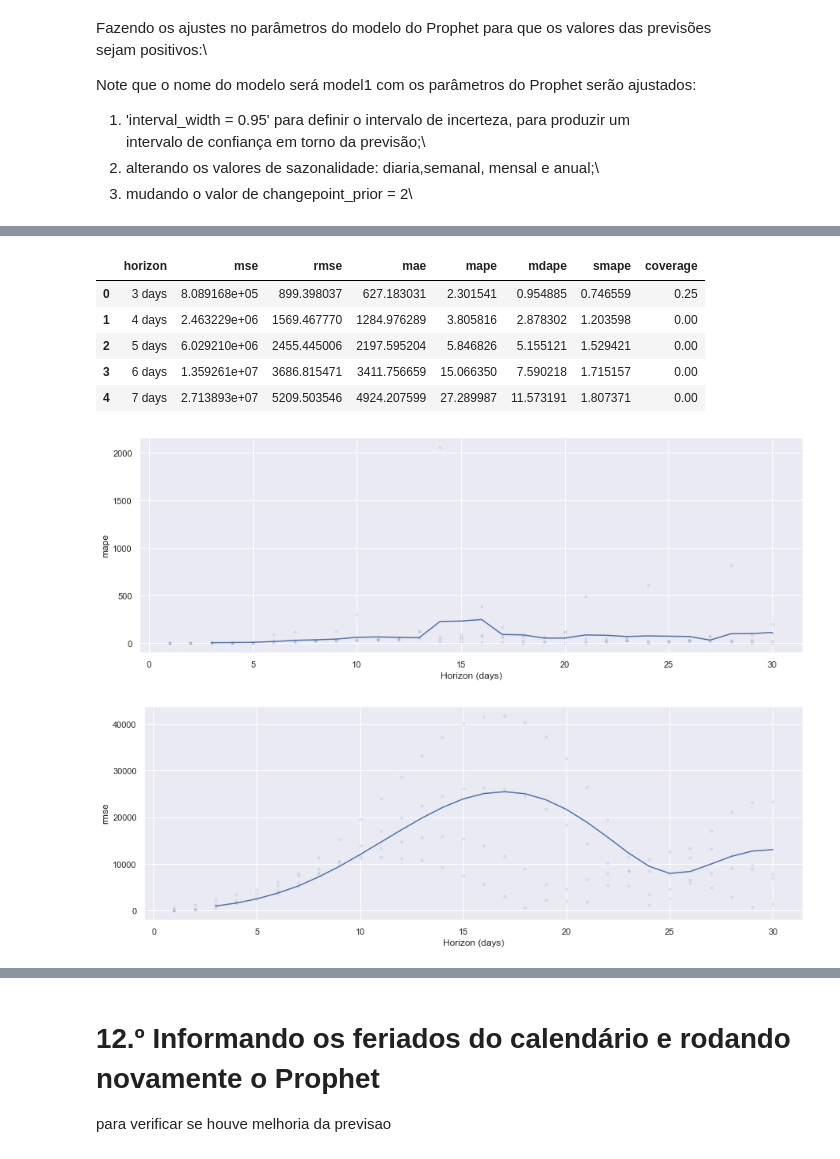
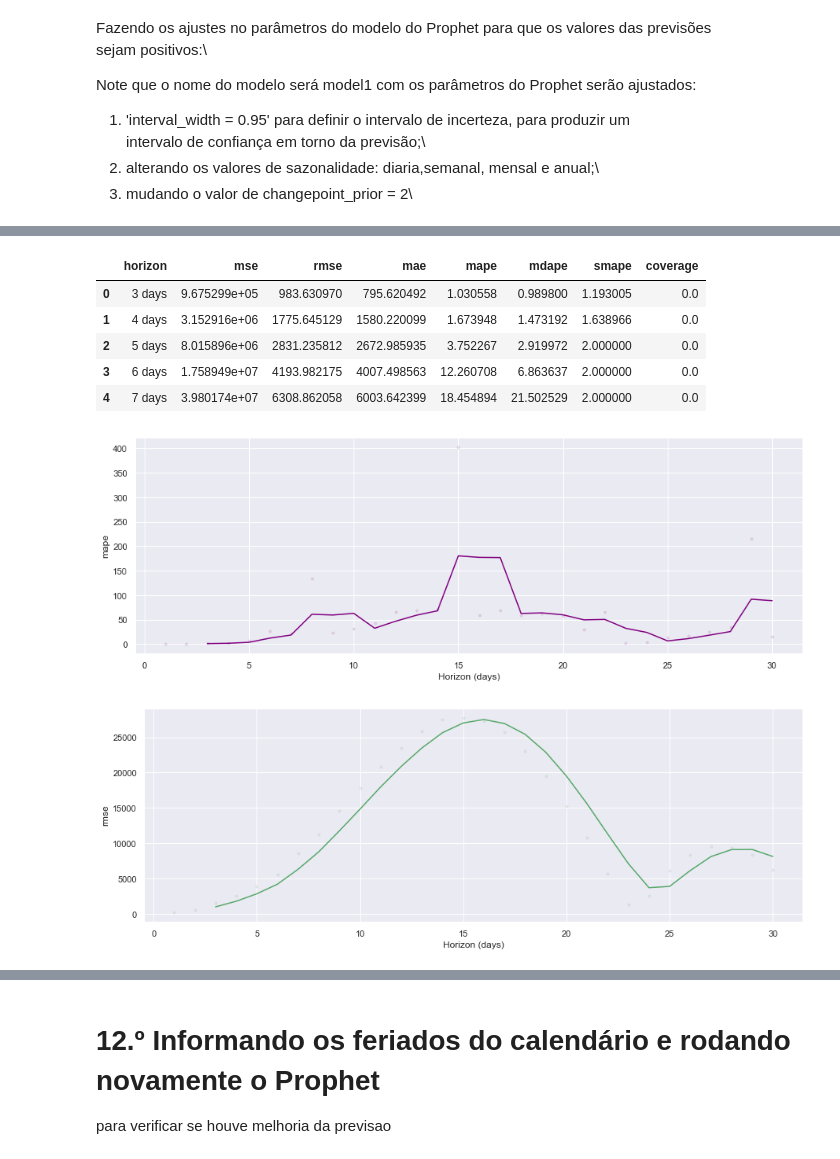
Before and after one commit to nubia-mp1211/Projeto-Final, a Jupyter notebook: ATUAL -Tratando-Vacinados e Previsoes.ipynb, the cells around one changed output, grey strips where cells are left out. Drawn from its saved outputs; the diff is of its cells as text; code cells hidden in the pictures.

```diff
--- a/ATUAL -Tratando-Vacinados e Previsoes.ipynb
+++ b/ATUAL -Tratando-Vacinados e Previsoes.ipynb
@@ -305,0 +284,16 @@ No handles with labels found to put in legend.
+# %%
+# Observando que a base de dados Vacina e a base de dados que iremos trablahar, Amostra,
+# foram gerados dia 26/05/2021:
+
+end_date = pd.to_datetime('2021-04-26')
+
+df1_train = (df1.loc[df1['ds'] <= end_date])
+df1_teste = (df1.loc[df1['ds'] > end_date])
+
+
+df1_train.columns =  ['ds', 'y']
+df1_teste.columns =  ['ds', 'y']
+
+
+print("train shape", df1_train.shape)
+print("test shape",  df1_teste.shape)
@@ -309,20 +317,22 @@ No handles with labels found to put in legend.
 
 Executando o primeiro modelo do algoritmo Prophet(), sem fornecer nenhum parâmetros:
 # %%
-# Fazendo Saturações Previsões de Crescimento: Modelo Prophet
+# Vamos treinar o Modelo1 com os dados de Train no Modelo Prophet
 
 model1 = Prophet(interval_width = 0.95) # por padrao é 0.80%
 
 # Faremos o treinamento o meodelo:
 
-model1.fit(df1)
-
+model1.fit(df1_train)
 
 # O Prophet disponibiliza um dataframe adequado que se estenda para o futuro
 # por um número especificado de dias (que escolhemos para prever)
 # usando o método auxiliar `make_future_dataframe.
 
-future1   = model1.make_future_dataframe(periods = 365) # previsão de 1 ano
+
+ # Importante: aqui o periodo tem que ser do do tamanho do DataFrame de teste e frequencia Diaria:
+
+future1   = model1.make_future_dataframe(periods = df1_teste.shape[0], freq = 'd')
 
 
 # O método PREDICT, atribuirá cada linha em future um valor previsto que ele nomeia "yhat".
@@ -505,7 +506,11 @@ model2 = Prophet(interval_width = 0.95, # por padrão é 0.80%
                                  fourier_order = 5,
                                  prior_scale = 15)
 
+# Treinado o Modelo2 com dados de Train cujo periodo será o tamanho df1.teste
 
-model2.fit(df1)
-future2   = model2.make_future_dataframe(periods = 365) # previsão de 1 ano
+
+model2.fit(df1_train)
+
+future2   = model2.make_future_dataframe(periods = df1_teste.shape[0], freq = 'd')
+
 forecast2 = model2.predict(future2)
@@ -535,29 +563,29 @@ df_perform2 = performance_metrics(df_cross2)
 df_perform2.head()
 # %% [output]
 |  | horizon | mse | rmse | mae | mape | mdape | smape | coverage |
-| 0 | 3 days | 8.089168e+05 | 899.398037 | 627.183031 | 2.301541 | 0.954885 | 0.746559 | 0.25 |
-| 1 | 4 days | 2.463229e+06 | 1569.467770 | 1284.976289 | 3.805816 | 2.878302 | 1.203598 | 0.00 |
-| 2 | 5 days | 6.029210e+06 | 2455.445006 | 2197.595204 | 5.846826 | 5.155121 | 1.529421 | 0.00 |
-| 3 | 6 days | 1.359261e+07 | 3686.815471 | 3411.756659 | 15.066350 | 7.590218 | 1.715157 | 0.00 |
-| 4 | 7 days | 2.713893e+07 | 5209.503546 | 4924.207599 | 27.289987 | 11.573191 | 1.807371 | 0.00 |
+| 0 | 3 days | 9.675299e+05 | 983.630970 | 795.620492 | 1.030558 | 0.989800 | 1.193005 | 0.0 |
+| 1 | 4 days | 3.152916e+06 | 1775.645129 | 1580.220099 | 1.673948 | 1.473192 | 1.638966 | 0.0 |
+| 2 | 5 days | 8.015896e+06 | 2831.235812 | 2672.985935 | 3.752267 | 2.919972 | 2.000000 | 0.0 |
+| 3 | 6 days | 1.758949e+07 | 4193.982175 | 4007.498563 | 12.260708 | 6.863637 | 2.000000 | 0.0 |
+| 4 | 7 days | 3.980174e+07 | 6308.862058 | 6003.642399 | 18.454894 | 21.502529 | 2.000000 | 0.0 |
 # %%
 # Plotting o MAPE obtido da Funcao: Cross-Validation, do segundo modelo:
 
 f, ax = plt.subplots(1)
 f.set_figheight(5)
 f.set_figwidth(15)
-fig = plot_cross_validation_metric(df_cross2, metric='mape', figsize = (10,30), ax=ax)
+fig = plot_cross_validation_metric(df_cross2, metric='mape', color = 'purple', figsize = (10,30), ax=ax)
 
 plt.show()
 # %% [output]
-[figure, old version]
+[figure, new version]
 # %%
 f, ax = plt.subplots(1)
 f.set_figheight(5)
 f.set_figwidth(15)
-fig = plot_cross_validation_metric(df_cross2, metric='rmse', figsize = (10,30), ax=ax)
+fig = plot_cross_validation_metric(df_cross2, metric='rmse', color = 'g', figsize = (10,30), ax=ax)
 
 plt.show()
 # %% [output]
-[figure, old version]
+[figure, new version]
 # %% [markdown]
```
Also changed, not shown: parts of 59 cells of this notebook.
